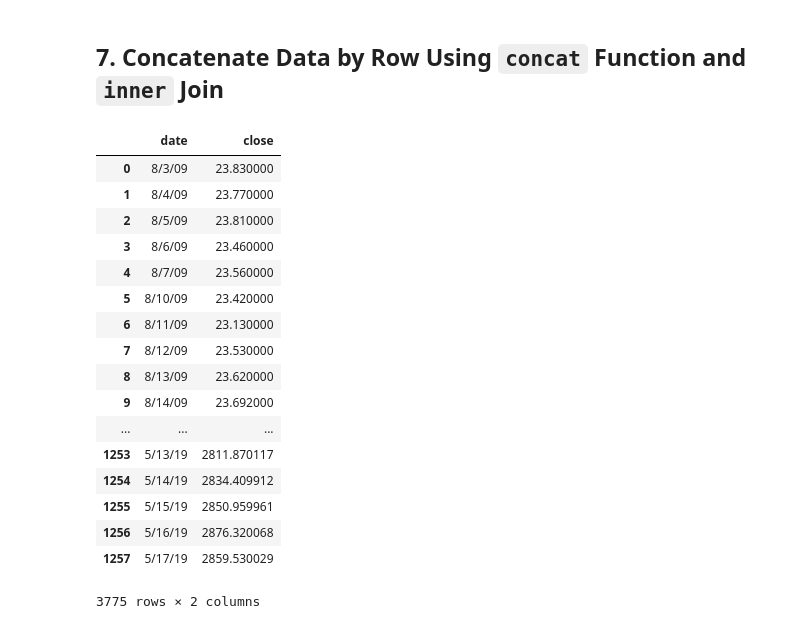
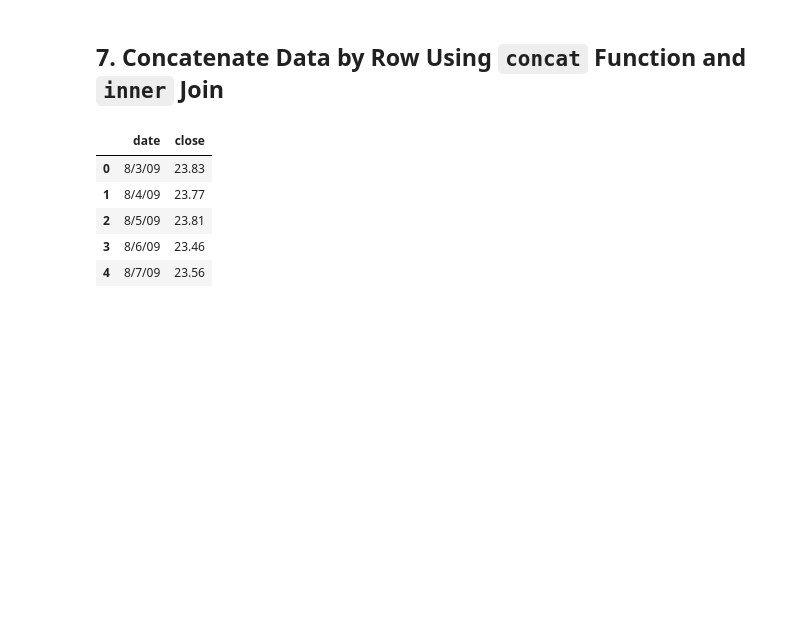
Before and after one commit to jeffreycfwang/FinTech, a Jupyter notebook: Class/04-Pandas/Day 2/Activities/10-concat-01/Unsolved/concat-01.ipynb, the cells around one changed output. Drawn from its saved outputs; the diff is of its cells as text; code cells hidden in the pictures; blank space fills up the shorter version.

```diff
--- a/Class/04-Pandas/Day 2/Activities/10-concat-01/Unsolved/concat-01.ipynb
+++ b/Class/04-Pandas/Day 2/Activities/10-concat-01/Unsolved/concat-01.ipynb
@@ -11,7 +11,13 @@
+# %%
+# Import data
+msft_csv = Path('../Resources/MSFT.csv')
+sp500_csv = Path('../Resources/SP500.csv')
 # %% [markdown]
 ## 3. Read the CSV into a Pandas DataFrame.
 # %%
 # Read the CSVs into DataFrames
+msft_df = pd.read_csv(msft_csv)
+sp500_df = pd.read_csv(sp500_csv)
 # %% [markdown]
 ## 4. Visualize MSFT DataFrame
 # %%
@@ -61,22 +59,12 @@
 ## 7. Concatenate Data by Row Using `concat` Function and `inner` Join
 # %%
 # Concatenate the two DataFrames by rows and perform an inner join
+combined_df_rows = pd.concat([msft_df, sp500_df], axis='rows', join='inner')
+combined_df_rows.head()
 # %% [output]
 |  | date | close |
-| 0 | 8/3/09 | 23.830000 |
-| 1 | 8/4/09 | 23.770000 |
-| 2 | 8/5/09 | 23.810000 |
-| 3 | 8/6/09 | 23.460000 |
-| 4 | 8/7/09 | 23.560000 |
-| 5 | 8/10/09 | 23.420000 |
-| 6 | 8/11/09 | 23.130000 |
-| 7 | 8/12/09 | 23.530000 |
-| 8 | 8/13/09 | 23.620000 |
-| 9 | 8/14/09 | 23.692000 |
-| ... | ... | ... |
-| 1253 | 5/13/19 | 2811.870117 |
-| 1254 | 5/14/19 | 2834.409912 |
-| 1255 | 5/15/19 | 2850.959961 |
-| 1256 | 5/16/19 | 2876.320068 |
-| 1257 | 5/17/19 | 2859.530029 |
+| 0 | 8/3/09 | 23.83 |
+| 1 | 8/4/09 | 23.77 |
+| 2 | 8/5/09 | 23.81 |
+| 3 | 8/6/09 | 23.46 |
+| 4 | 8/7/09 | 23.56 |
-3775 rows × 2 columns
```
Also changed, not shown: parts of 5 cells of this notebook, 6 other files.
